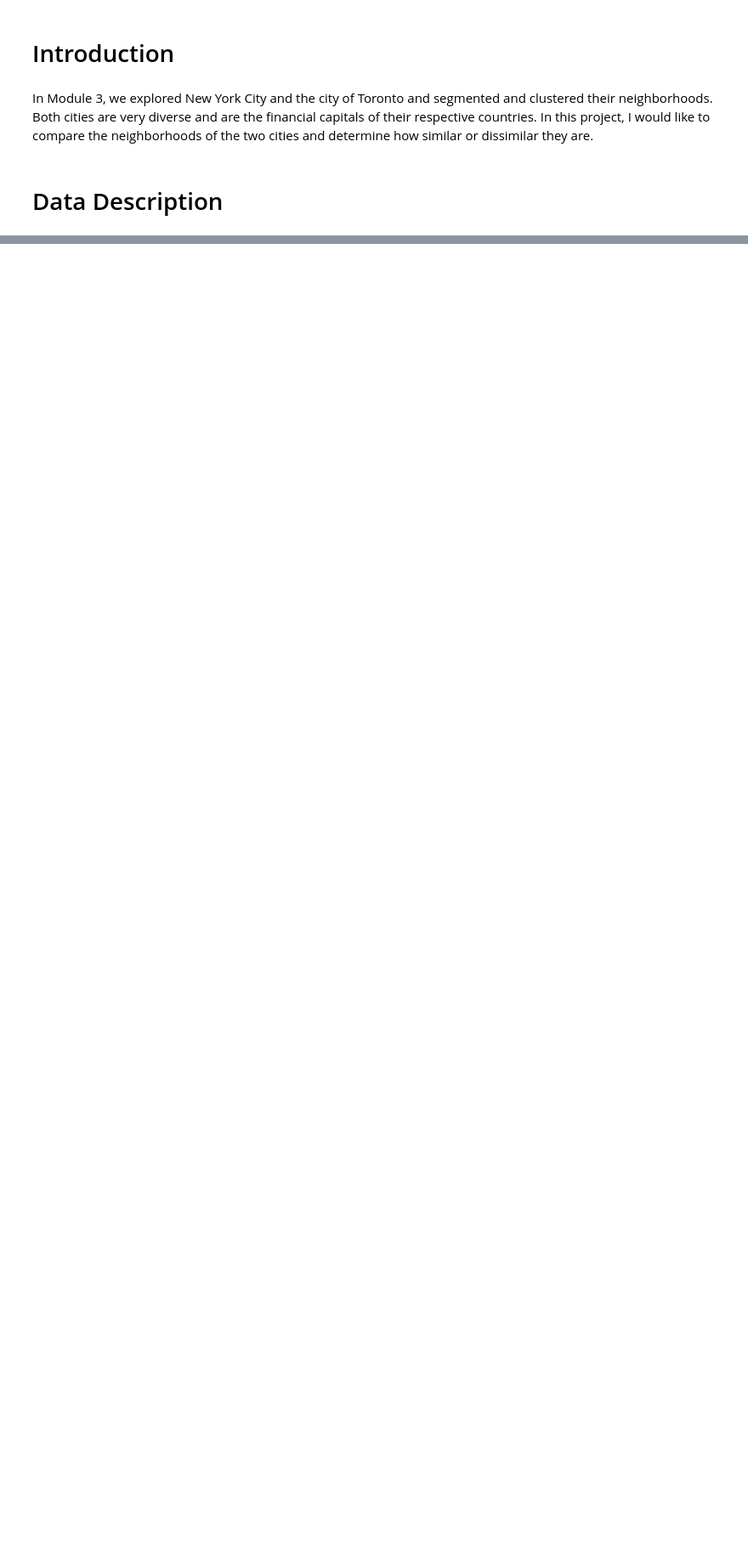
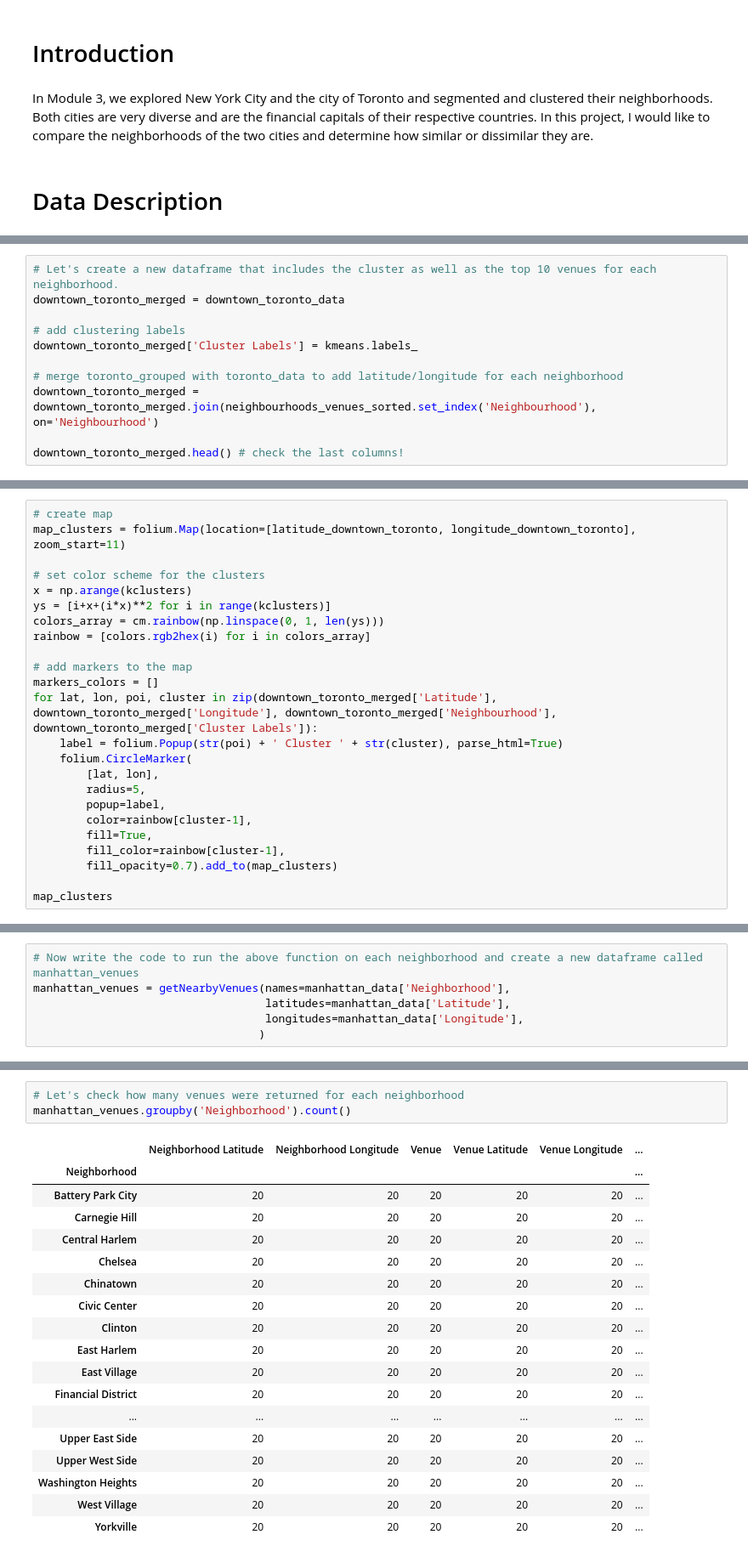
Before and after one commit to wjl6666/Coursera_Capstone, a Jupyter notebook: The battle of New York and Toronto Neighbourhoods.ipynb, the cells around one changed output, grey strips where cells are left out. Shown at 85% size. Saved outputs shown, nothing was run; the diff lists cells and outputs as text; blank space fills up the shorter version.

```diff
--- a/The battle of New York and Toronto Neighbourhoods.ipynb
+++ b/The battle of New York and Toronto Neighbourhoods.ipynb
@@ -8,0 +643,11 @@ For this project, I will utilize the services of Foursquare API to explore the d
+# %%
+# Let's create a new dataframe that includes the cluster as well as the top 10 venues for each neighborhood.
+downtown_toronto_merged = downtown_toronto_data
+
+# add clustering labels
+downtown_toronto_merged['Cluster Labels'] = kmeans.labels_
+
+# merge toronto_grouped with toronto_data to add latitude/longitude for each neighborhood
+downtown_toronto_merged = downtown_toronto_merged.join(neighbourhoods_venues_sorted.set_index('Neighbourhood'), on='Neighbourhood')
+
+downtown_toronto_merged.head() # check the last columns!
@@ -8,0 +661,24 @@ For this project, I will utilize the services of Foursquare API to explore the d
+# %%
+# create map
+map_clusters = folium.Map(location=[latitude_downtown_toronto, longitude_downtown_toronto], zoom_start=11)
+
+# set color scheme for the clusters
+x = np.arange(kclusters)
+ys = [i+x+(i*x)**2 for i in range(kclusters)]
+colors_array = cm.rainbow(np.linspace(0, 1, len(ys)))
+rainbow = [colors.rgb2hex(i) for i in colors_array]
+
+# add markers to the map
+markers_colors = []
+for lat, lon, poi, cluster in zip(downtown_toronto_merged['Latitude'], downtown_toronto_merged['Longitude'], downtown_toronto_merged['Neighbourhood'], downtown_toronto_merged['Cluster Labels']):
+    label = folium.Popup(str(poi) + ' Cluster ' + str(cluster), parse_html=True)
+    folium.CircleMarker(
+        [lat, lon],
+        radius=5,
+        popup=label,
+        color=rainbow[cluster-1],
+        fill=True,
+        fill_color=rainbow[cluster-1],
+        fill_opacity=0.7).add_to(map_clusters)
+
+map_clusters
@@ -8,0 +781,6 @@ For this project, I will utilize the services of Foursquare API to explore the d
+# %%
+# Now write the code to run the above function on each neighborhood and create a new dataframe called manhattan_venues
+manhattan_venues = getNearbyVenues(names=manhattan_data['Neighborhood'],
+                                   latitudes=manhattan_data['Latitude'],
+                                   longitudes=manhattan_data['Longitude'],
+                                  )
@@ -8,0 +805,22 @@ For this project, I will utilize the services of Foursquare API to explore the d
+# %%
+# Let's check how many venues were returned for each neighborhood
+manhattan_venues.groupby('Neighborhood').count()
+# %% [output]
+|  | Neighborhood Latitude | Neighborhood Longitude | Venue | Venue Latitude | Venue Longitude | ... |
+| Neighborhood |  |  |  |  |  | ... |
+| Battery Park City | 20 | 20 | 20 | 20 | 20 | ... |
+| Carnegie Hill | 20 | 20 | 20 | 20 | 20 | ... |
+| Central Harlem | 20 | 20 | 20 | 20 | 20 | ... |
+| Chelsea | 20 | 20 | 20 | 20 | 20 | ... |
+| Chinatown | 20 | 20 | 20 | 20 | 20 | ... |
+| Civic Center | 20 | 20 | 20 | 20 | 20 | ... |
+| Clinton | 20 | 20 | 20 | 20 | 20 | ... |
+| East Harlem | 20 | 20 | 20 | 20 | 20 | ... |
+| East Village | 20 | 20 | 20 | 20 | 20 | ... |
+| Financial District | 20 | 20 | 20 | 20 | 20 | ... |
+| ... | ... | ... | ... | ... | ... | ... |
+| Upper East Side | 20 | 20 | 20 | 20 | 20 | ... |
+| Upper West Side | 20 | 20 | 20 | 20 | 20 | ... |
+| Washington Heights | 20 | 20 | 20 | 20 | 20 | ... |
+| West Village | 20 | 20 | 20 | 20 | 20 | ... |
+| Yorkville | 20 | 20 | 20 | 20 | 20 | ... |
```
Also changed, not shown: parts of 86 cells of this notebook.
